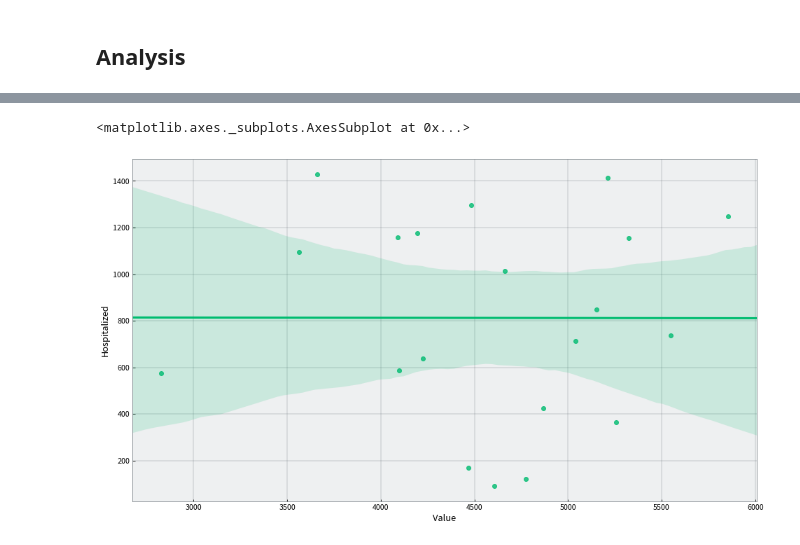
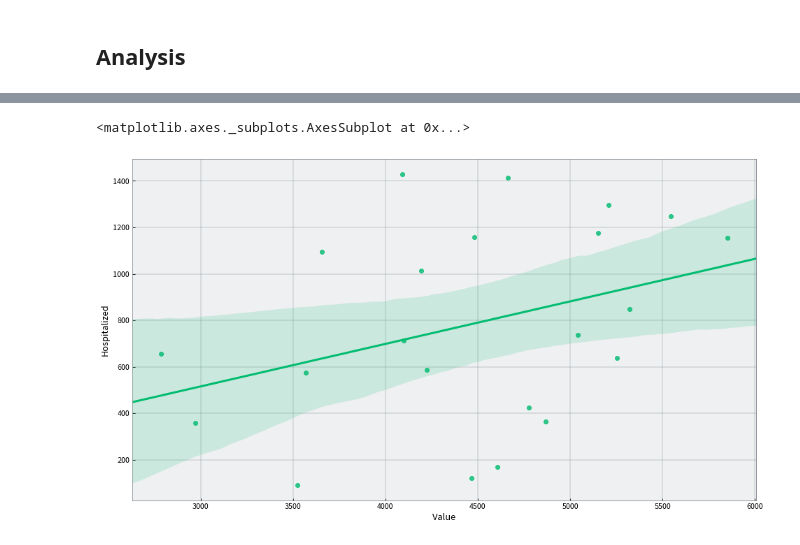
Before and after one commit to RobSpectre/COVID-19-Analysis, a Jupyter notebook: COVID-19 New York State Hospitalizations.ipynb, the cells around one changed output, grey strips where cells are left out. Cells and saved outputs as stored; diff of their text form; code cells hidden in the pictures.

```diff
--- a/COVID-19 New York State Hospitalizations.ipynb
+++ b/COVID-19 New York State Hospitalizations.ipynb
@@ -121,9 +184,9 @@ ny_state_hospitalization.groupby('Date')['Cumulative Hospitalized'].sum().plot(k
 # %%
-sns.regplot(y=ny_state_hospitalization['Hospitalized'],
-            x=citywide_all[citywide_all['Date'] >= '2020-03-16'].groupby('Date')['Value'].sum().resample('D').sum())
+sns.regplot(y=ny_state_hospitalization.groupby('Date')['Hospitalized'].sum().resample('D').sum(),
+            x=citywide_all[citywide_all['Date'] >= '2020-03-15'].groupby('Date')['Value'].sum().resample('D').sum())
 # %% [output]
 <matplotlib.axes._subplots.AxesSubplot at 0x...>
-[figure, old version]
+[figure, new version]
 # %%
 (ny_state_hospitalization.groupby('Date')['Hospitalized'].sum() / citywide_all[citywide_all['Date'] >= '2020-03-16'].groupby('Date')['Value'].sum().resample('D').sum())
 # %% [output]
```
Also changed, not shown: parts of 14 cells of this notebook, 6 other files.
